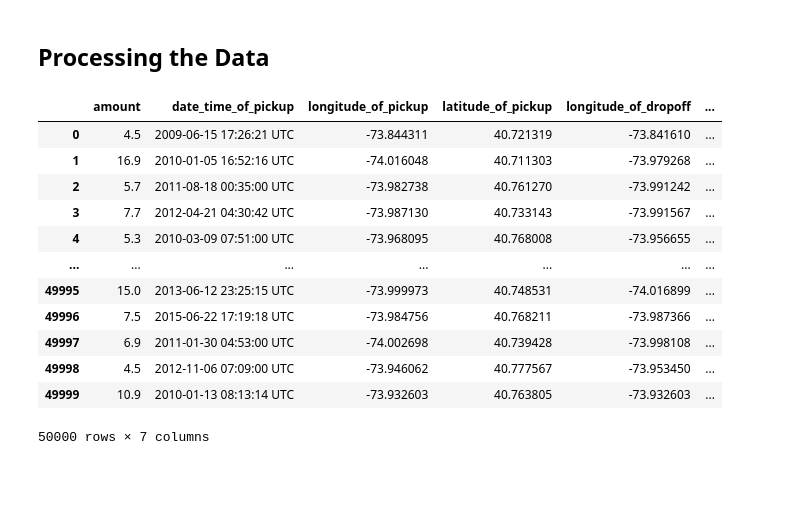
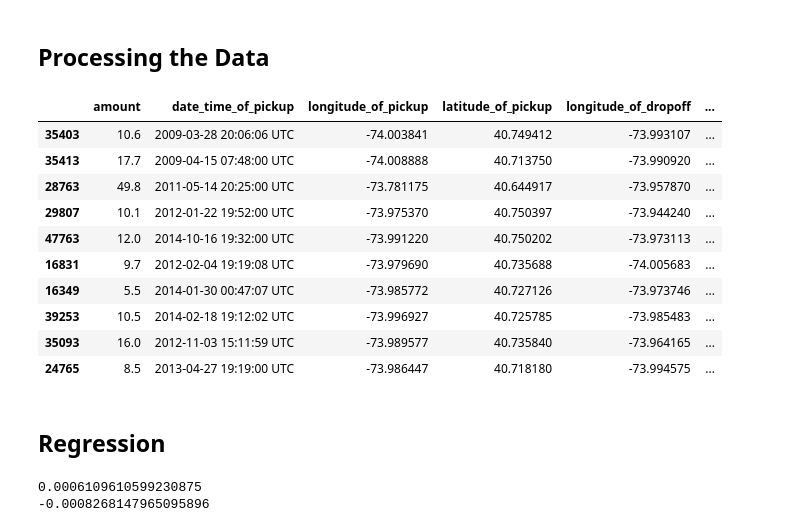
Before and after one commit to SwaminathanSK/YhillsMLCourse, a Jupyter notebook: YHills - Artificial Intelligence/CapstoneProject_TaxiFarePrediction.ipynb, the cells around one changed output. Saved outputs shown, nothing was run; the diff lists cells and outputs as text; code cells hidden in the pictures; blank space fills up the shorter version.

```diff
--- a/YHills - Artificial Intelligence/CapstoneProject_TaxiFarePrediction.ipynb
+++ b/YHills - Artificial Intelligence/CapstoneProject_TaxiFarePrediction.ipynb
@@ -251,18 +252,17 @@ dtype: float64
 # %% [markdown]
 ## Processing the Data
 # %%
-df.drop('unique_id', axis = 1)
+df = df.drop('unique_id', axis = 1)
+df.sample(10)
 # %% [output]
 |  | amount | date_time_of_pickup | longitude_of_pickup | latitude_of_pickup | longitude_of_dropoff | ... |
-| 0 | 4.5 | 2009-06-15 17:26:21 UTC | -73.844311 | 40.721319 | -73.841610 | ... |
-| 1 | 16.9 | 2010-01-05 16:52:16 UTC | -74.016048 | 40.711303 | -73.979268 | ... |
-| 2 | 5.7 | 2011-08-18 00:35:00 UTC | -73.982738 | 40.761270 | -73.991242 | ... |
-| 3 | 7.7 | 2012-04-21 04:30:42 UTC | -73.987130 | 40.733143 | -73.991567 | ... |
-| 4 | 5.3 | 2010-03-09 07:51:00 UTC | -73.968095 | 40.768008 | -73.956655 | ... |
-| ... | ... | ... | ... | ... | ... | ... |
-| 49995 | 15.0 | 2013-06-12 23:25:15 UTC | -73.999973 | 40.748531 | -74.016899 | ... |
-| 49996 | 7.5 | 2015-06-22 17:19:18 UTC | -73.984756 | 40.768211 | -73.987366 | ... |
-| 49997 | 6.9 | 2011-01-30 04:53:00 UTC | -74.002698 | 40.739428 | -73.998108 | ... |
-| 49998 | 4.5 | 2012-11-06 07:09:00 UTC | -73.946062 | 40.777567 | -73.953450 | ... |
-| 49999 | 10.9 | 2010-01-13 08:13:14 UTC | -73.932603 | 40.763805 | -73.932603 | ... |
+| 35403 | 10.6 | 2009-03-28 20:06:06 UTC | -74.003841 | 40.749412 | -73.993107 | ... |
+| 35413 | 17.7 | 2009-04-15 07:48:00 UTC | -74.008888 | 40.713750 | -73.990920 | ... |
+| 28763 | 49.8 | 2011-05-14 20:25:00 UTC | -73.781175 | 40.644917 | -73.957870 | ... |
+| 29807 | 10.1 | 2012-01-22 19:52:00 UTC | -73.975370 | 40.750397 | -73.944240 | ... |
+| 47763 | 12.0 | 2014-10-16 19:32:00 UTC | -73.991220 | 40.750202 | -73.973113 | ... |
+| 16831 | 9.7 | 2012-02-04 19:19:08 UTC | -73.979690 | 40.735688 | -74.005683 | ... |
+| 16349 | 5.5 | 2014-01-30 00:47:07 UTC | -73.985772 | 40.727126 | -73.973746 | ... |
+| 39253 | 10.5 | 2014-02-18 19:12:02 UTC | -73.996927 | 40.725785 | -73.985483 | ... |
+| 35093 | 16.0 | 2012-11-03 15:11:59 UTC | -73.989577 | 40.735840 | -73.964165 | ... |
+| 24765 | 8.5 | 2013-04-27 19:19:00 UTC | -73.986447 | 40.718180 | -73.994575 | ... |
-50000 rows × 7 columns
@@ -272,0 +269,2 @@ df.drop('unique_id', axis = 1)
+# %% [markdown]
+## Regression
@@ -272,0 +278,9 @@ df.drop('unique_id', axis = 1)
+# %%
+model1 = LinearRegression(normalize = True)
+model1.fit(X_train, y_train)
+
+print(model1.score(X_train, y_train))
+print(model1.score(X_test, y_test))
+# %% [output]
+0.0006109610599230875
+-0.0008268147965095896
```
Also changed, not shown: parts of 16 cells of this notebook, 1 other file.
